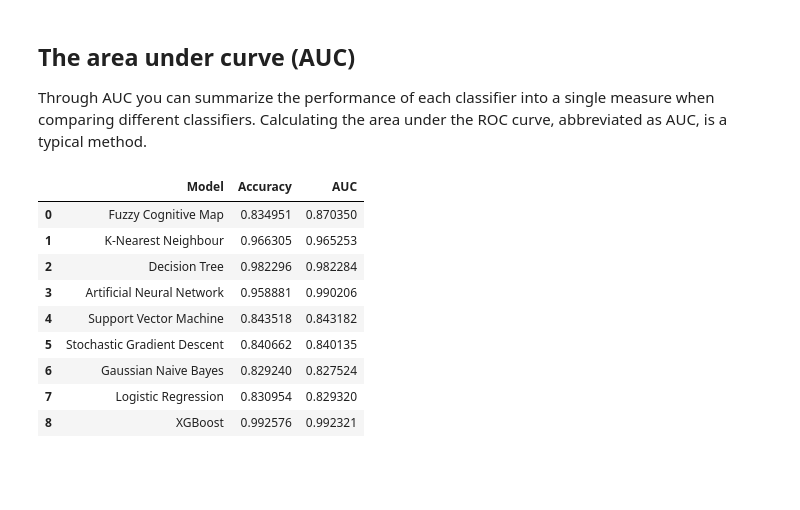
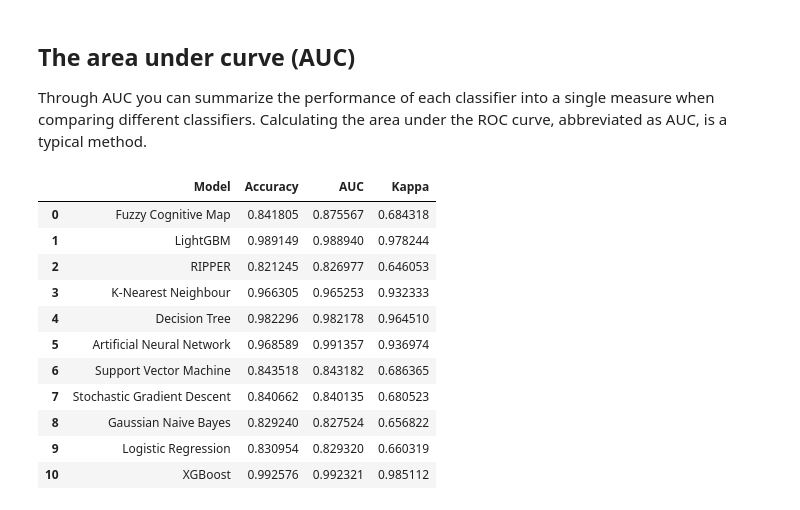
Before and after one commit to marios-tyrovolas/Information-Flow-Based-Fuzzy-Cognitive-Maps-with-Enhanced-Interpretability, a Jupyter notebook: Training and Evaluating other ML models_AI4I_2020.ipynb, the cells around one changed output. Saved outputs shown, nothing was run; the diff lists cells and outputs as text; code cells hidden in the pictures; blank space fills up the shorter version.

```diff
--- a/Training and Evaluating other ML models_AI4I_2020.ipynb
+++ b/Training and Evaluating other ML models_AI4I_2020.ipynb
@@ -865,9 +1075,12 @@ auc_log = metrics.roc_auc_score(y_test, y_test_pred_log)
 print(auc_log)
 # %% [output]
 0.8293203985043014
+# %%
+cohen_score_log = cohen_kappa_score(y_test, y_test_pred_log)
 # %%
 acc_list.append(accuracy_score(y_test, y_test_pred_log))
 auc_list.append(auc_log)
+kappa_list.append(cohen_score_log)
 # %% [markdown]
 ## XGBOOST
 # %%
@@ -1045,9 +1260,12 @@ auc_xgb = metrics.roc_auc_score(y_test, y_test_pred_xgb)
 print(auc_xgb)
 # %% [output]
 0.992321470595926
+# %%
+cohen_score_xgb = cohen_kappa_score(y_test, y_test_pred_xgb)
 # %%
 acc_list.append(accuracy_score(y_test, y_test_pred_xgb))
 auc_list.append(auc_xgb)
+kappa_list.append(cohen_score_xgb)
 # %% [markdown]
 ## Draw ROC curve and PR curve
 # %% [markdown]
@@ -1292,19 +1548,21 @@ plt.show()
 ## The area under curve (AUC)
 Through AUC you can summarize the performance of each classifier into a single measure when comparing different classifiers. Calculating the area under the ROC curve, abbreviated as AUC, is a typical method.
 # %%
-model_list = ['Fuzzy Cognitive Map', 'K-Nearest Neighbour' ,'Decision Tree', 'Artificial Neural Network', 'Support Vector Machine', 'Stochastic Gradient Descent', 'Gaussian Naive Bayes', 'Logistic Regression', 'XGBoost']
+model_list = ['Fuzzy Cognitive Map', 'LightGBM', 'RIPPER', 'K-Nearest Neighbour' ,'Decision Tree', 'Artificial Neural Network', 'Support Vector Machine', 'Stochastic Gradient Descent', 'Gaussian Naive Bayes', 'Logistic Regression', 'XGBoost']
 
 #accuracy and AUC
-result_df = pd.DataFrame({'Model':model_list, 'Accuracy': acc_list, 'AUC': auc_list})
+result_df = pd.DataFrame({'Model':model_list, 'Accuracy': acc_list, 'AUC': auc_list, 'Kappa':kappa_list})
 result_df
 # %% [output]
-|  | Model | Accuracy | AUC |
-| 0 | Fuzzy Cognitive Map | 0.834951 | 0.870350 |
-| 1 | K-Nearest Neighbour | 0.966305 | 0.965253 |
-| 2 | Decision Tree | 0.982296 | 0.982284 |
-| 3 | Artificial Neural Network | 0.958881 | 0.990206 |
-| 4 | Support Vector Machine | 0.843518 | 0.843182 |
-| 5 | Stochastic Gradient Descent | 0.840662 | 0.840135 |
-| 6 | Gaussian Naive Bayes | 0.829240 | 0.827524 |
-| 7 | Logistic Regression | 0.830954 | 0.829320 |
-| 8 | XGBoost | 0.992576 | 0.992321 |
+|  | Model | Accuracy | AUC | Kappa |
+| 0 | Fuzzy Cognitive Map | 0.841805 | 0.875567 | 0.684318 |
+| 1 | LightGBM | 0.989149 | 0.988940 | 0.978244 |
+| 2 | RIPPER | 0.821245 | 0.826977 | 0.646053 |
+| 3 | K-Nearest Neighbour | 0.966305 | 0.965253 | 0.932333 |
+| 4 | Decision Tree | 0.982296 | 0.982178 | 0.964510 |
+| 5 | Artificial Neural Network | 0.968589 | 0.991357 | 0.936974 |
+| 6 | Support Vector Machine | 0.843518 | 0.843182 | 0.686365 |
+| 7 | Stochastic Gradient Descent | 0.840662 | 0.840135 | 0.680523 |
+| 8 | Gaussian Naive Bayes | 0.829240 | 0.827524 | 0.656822 |
+| 9 | Logistic Regression | 0.830954 | 0.829320 | 0.660319 |
+| 10 | XGBoost | 0.992576 | 0.992321 | 0.985112 |
```
Also changed, not shown: parts of 79 cells of this notebook.
